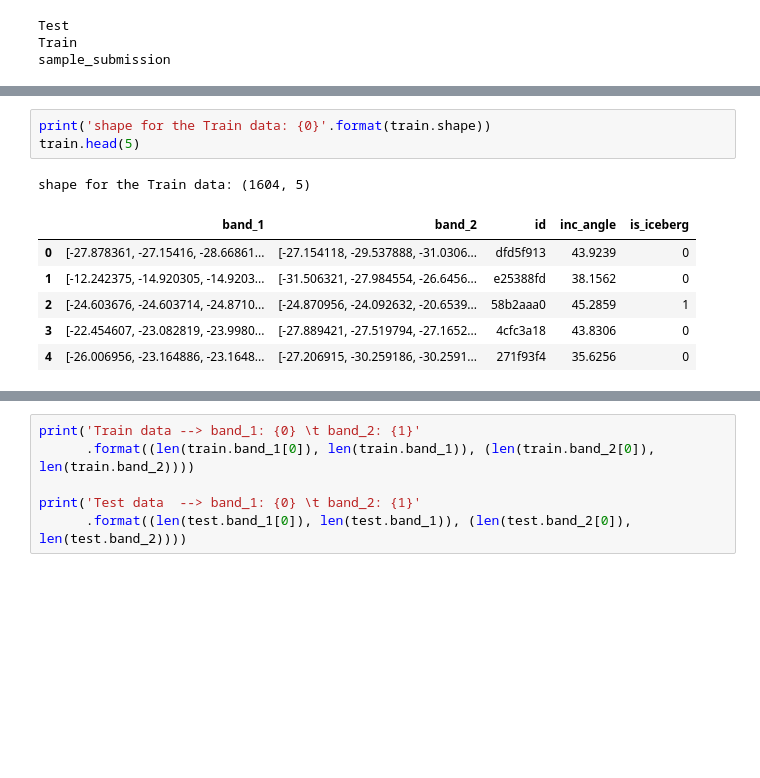
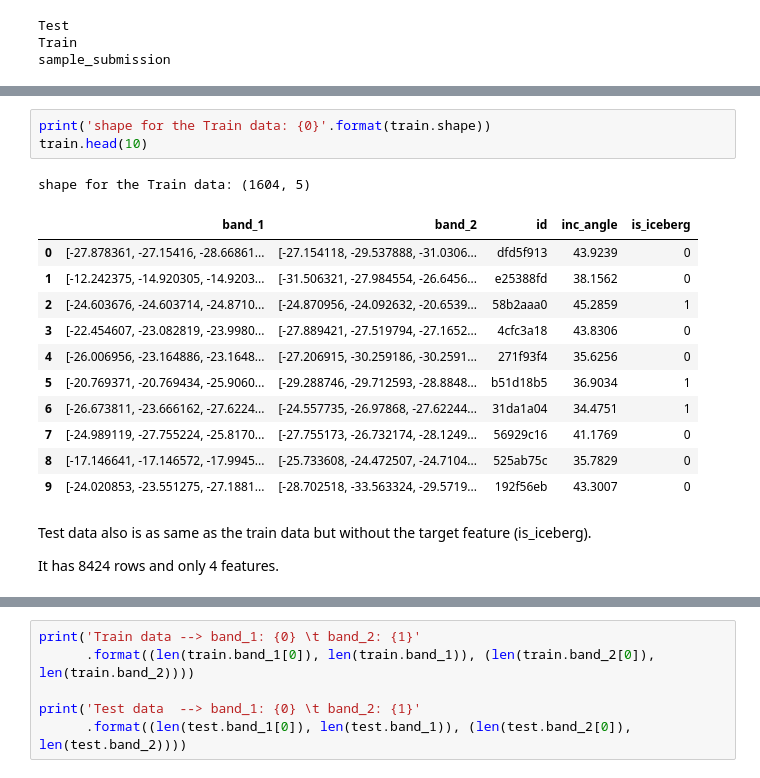
Before and after one commit to MeisamAmjad/JupyterNotebook, a Jupyter notebook: Iceberge/Iceberg.ipynb, the cells around one changed output, grey strips where cells are left out. Drawn from its saved outputs; the diff is of its cells as text; blank space fills up the shorter version.

```diff
--- a/Iceberge/Iceberg.ipynb
+++ b/Iceberge/Iceberg.ipynb
@@ -37,14 +57,22 @@ sample_submission
 # %%
 print('shape for the Train data: {0}'.format(train.shape))
-train.head(5)
+train.head(10)
 # %% [output]
 shape for the Train data: (1604, 5)
 |  | band_1 | band_2 | id | inc_angle | is_iceberg |
 | 0 | [-27.878361, -27.15416, -28.66861... | [-27.154118, -29.537888, -31.0306... | dfd5f913 | 43.9239 | 0 |
 | 1 | [-12.242375, -14.920305, -14.9203... | [-31.506321, -27.984554, -26.6456... | e25388fd | 38.1562 | 0 |
 | 2 | [-24.603676, -24.603714, -24.8710... | [-24.870956, -24.092632, -20.6539... | 58b2aaa0 | 45.2859 | 1 |
 | 3 | [-22.454607, -23.082819, -23.9980... | [-27.889421, -27.519794, -27.1652... | 4cfc3a18 | 43.8306 | 0 |
 | 4 | [-26.006956, -23.164886, -23.1648... | [-27.206915, -30.259186, -30.2591... | 271f93f4 | 35.6256 | 0 |
+| 5 | [-20.769371, -20.769434, -25.9060... | [-29.288746, -29.712593, -28.8848... | b51d18b5 | 36.9034 | 1 |
+| 6 | [-26.673811, -23.666162, -27.6224... | [-24.557735, -26.97868, -27.62244... | 31da1a04 | 34.4751 | 1 |
+| 7 | [-24.989119, -27.755224, -25.8170... | [-27.755173, -26.732174, -28.1249... | 56929c16 | 41.1769 | 0 |
+| 8 | [-17.146641, -17.146572, -17.9945... | [-25.733608, -24.472507, -24.7104... | 525ab75c | 35.7829 | 0 |
+| 9 | [-24.020853, -23.551275, -27.1881... | [-28.702518, -33.563324, -29.5719... | 192f56eb | 43.3007 | 0 |
+# %% [markdown]
+<p>Test data also is as same as the train data but without the target feature (is_iceberg).</p>
+<p>It has 8424 rows and only 4 features.</p>
 # %%
 print('shape for the Test data: {0}'.format(test.shape))
 test.head(5)
```
Also changed, not shown: parts of 18 cells of this notebook, 1 other file.
